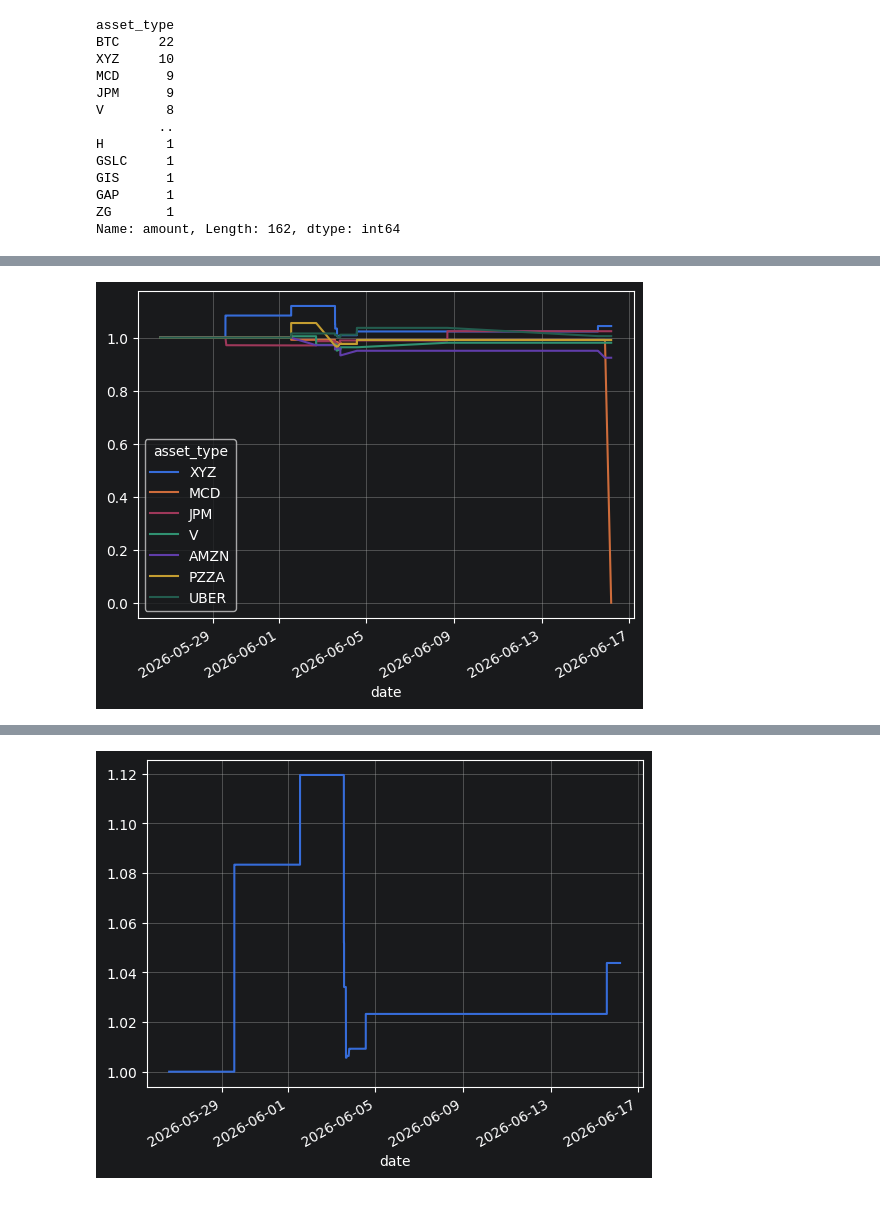
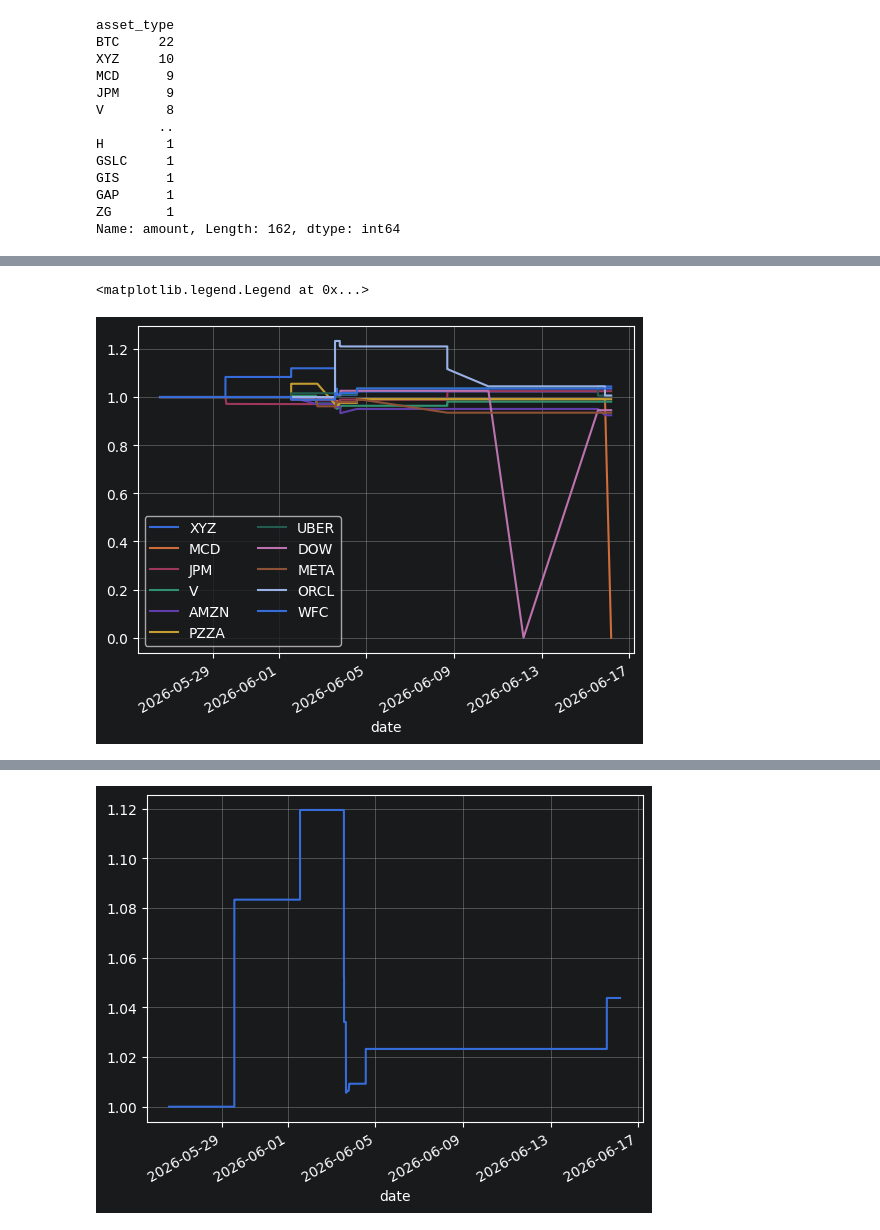
Before and after one commit to matthagy/cashapp_analysis, a Jupyter notebook: scratch0.ipynb, the cells around one changed output, grey strips where cells are left out. Drawn from its saved outputs; the diff is of its cells as text; code cells hidden in the pictures.

```diff
--- a/scratch0.ipynb
+++ b/scratch0.ipynb
@@ -347,7 +350,7 @@ Name: amount, Length: 162, dtype: int64
 asset_price_time = (
     data
     .pivot_table(index='date', columns='asset_type', aggfunc='median', values='asset_price')
-    [asset_count.head(8).iloc[1::].index]
+    [asset_count.head(12).iloc[1::].index]
     .dropna(how='all')
 )
 asset_price_time
@@ -395,8 +390,10 @@ asset_price_rel
 # %%
 asset_price_rel.plot.line()
 plt.grid()
+plt.legend(ncols=2)
 # %% [output]
+<matplotlib.legend.Legend at 0x...>
-[figure, old version]
+[figure, new version]
 # %%
 asset_price_rel['XYZ'].dropna()
 # %% [output]
```
Also changed, not shown: parts of 6 cells of this notebook.
